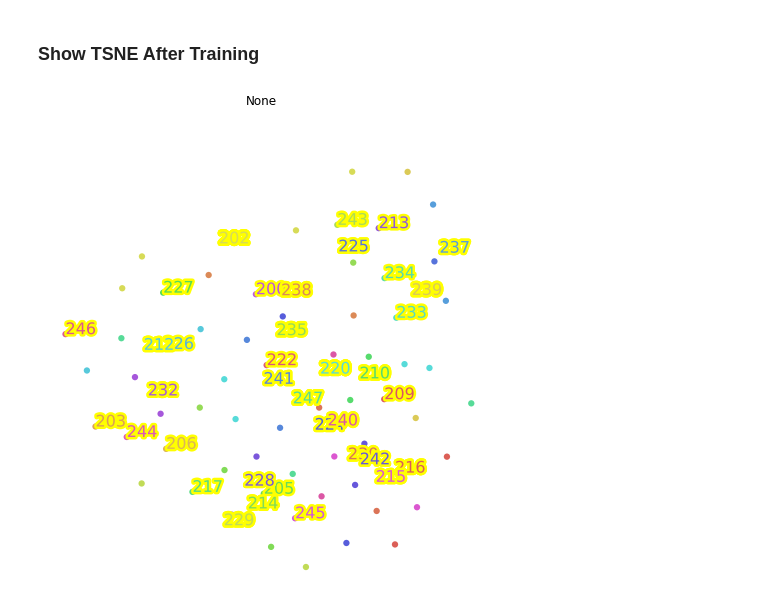
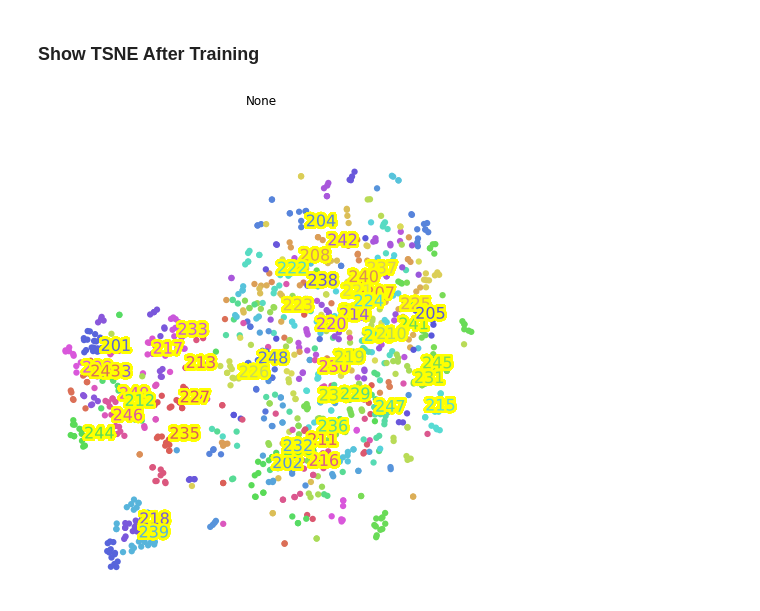
Before and after one commit to jblupus/ammd-siamesas, a Jupyter notebook: AMMD2_Siamesas_01.ipynb, the cells around one changed output. Drawn from its saved outputs; the diff is of its cells as text; code cells hidden in the pictures.

Commit message:
Trained network

```diff
--- a/AMMD2_Siamesas_01.ipynb
+++ b/AMMD2_Siamesas_01.ipynb
@@ -142,7 +135,7 @@ class TripletLossLayer(tf.keras.layers.Layer):
     def call(self, inputs=None):
         #     Calcule triplet loss
         #     loss = max(dist(a, p) - dist(a, n) + margin, 0)
-        self.margin = tf.constant(0.4 , dtype='float32')
+        self.margin = tf.constant(0.8 , dtype='float32')
         a, p, n = inputs
         a = tf.cast(a, 'float32')
         p = tf.cast(p, 'float32')
@@ -174,7 +167,8 @@ processed_n = base_network(input_negative)
 loss_layer = TripletLossLayer()([processed_a, processed_p, processed_n])
 
 model = Model([input_anchor, input_positive, input_negative], loss_layer)
-model.compile(loss=(lambda y_true, ypred: 0.0))
+adam = tf.keras.optimizers.Adam(learning_rate=0.00001)
+model.compile(optimizer=adam, loss=(lambda y_true, ypred: 0.0))
 
 embs_model = base_network
 embs_model.compile(loss=(lambda y_true, ypred: 0.0))
@@ -287,5 +280,7 @@ scatter(embs_2d, labels, subtitle="After-training3")
 # %%
 from tripplet_data import data_generator
 
-X_train, Y_train = data_generator('datasets/airport-alunos/treino/', 512)
-X_val, Y_val = data_generator('datasets/airport-alunos/val/', 64)
+X_train, Y_train = data_generator('datasets/airport-alunos/treino/', 50000)
+X_val, Y_val = data_generator('datasets/airport-alunos/val/', 1000)
+
+model.load_weights('weights.h5')
@@ -317,9 +314,15 @@ scatter(embs_2d, labels)
 y_true = np.array([[0.0 for _ in range(64)] for _ in range(np.array(X_train).shape[1])])
 y_true_val = np.array([[0.0 for _ in range(64)] for _ in range(np.array(X_val).shape[1])])
 
-early_stopping =  tf.keras.callbacks.EarlyStopping(monitor='val_loss', patience=5, min_delta=0,
+early_stopping =  tf.keras.callbacks.EarlyStopping(monitor='loss', patience=5, min_delta=0,
                                                          verbose=0, restore_best_weights=True)
 
-model.fit(X_train, y_true, batch_size=16, epochs=20000000 , shuffle=True, callbacks=[early_stopping],
-          validation_data=[X_val, y_true_val])
+for i in range(10000):
+    model.fit(X_train, y_true, batch_size=16, epochs=20000000 , shuffle=True, callbacks=[early_stopping],
+              validation_data=[X_val, y_true_val])
+
+    model.save_weights('weights.h5')
+
+    X_train, Y_train = data_generator('datasets/airport-alunos/treino/', 50000)
+    X_val, Y_val = data_generator('datasets/airport-alunos/val/', 1000)
 # %% [output]
@@ -340,10 +347,10 @@ Epoch 6/20000000
 # %% [markdown]
 ### Show TSNE After Training
 # %%
-embs = embs_model.predict(X_val)
+embs = embs_model.predict(X_val[0])
 labels = Y_val[:, 0].astype(int)
 
 embs_2d = TSNE().fit_transform(embs)
 scatter(embs_2d, labels)
 # %% [output]
-[figure, old version]
+[figure, new version]
```
Also changed, not shown: parts of 13 cells of this notebook, 2 other files.
